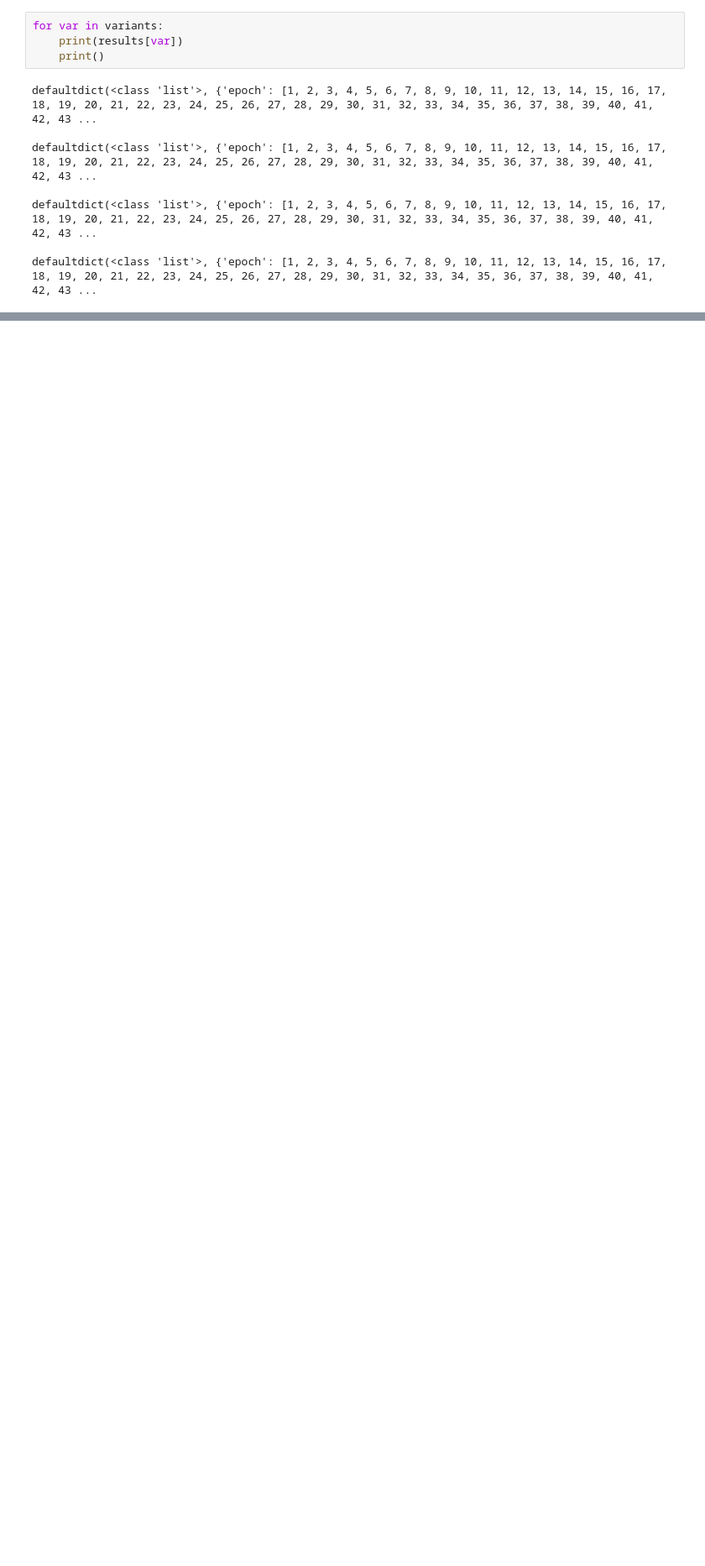
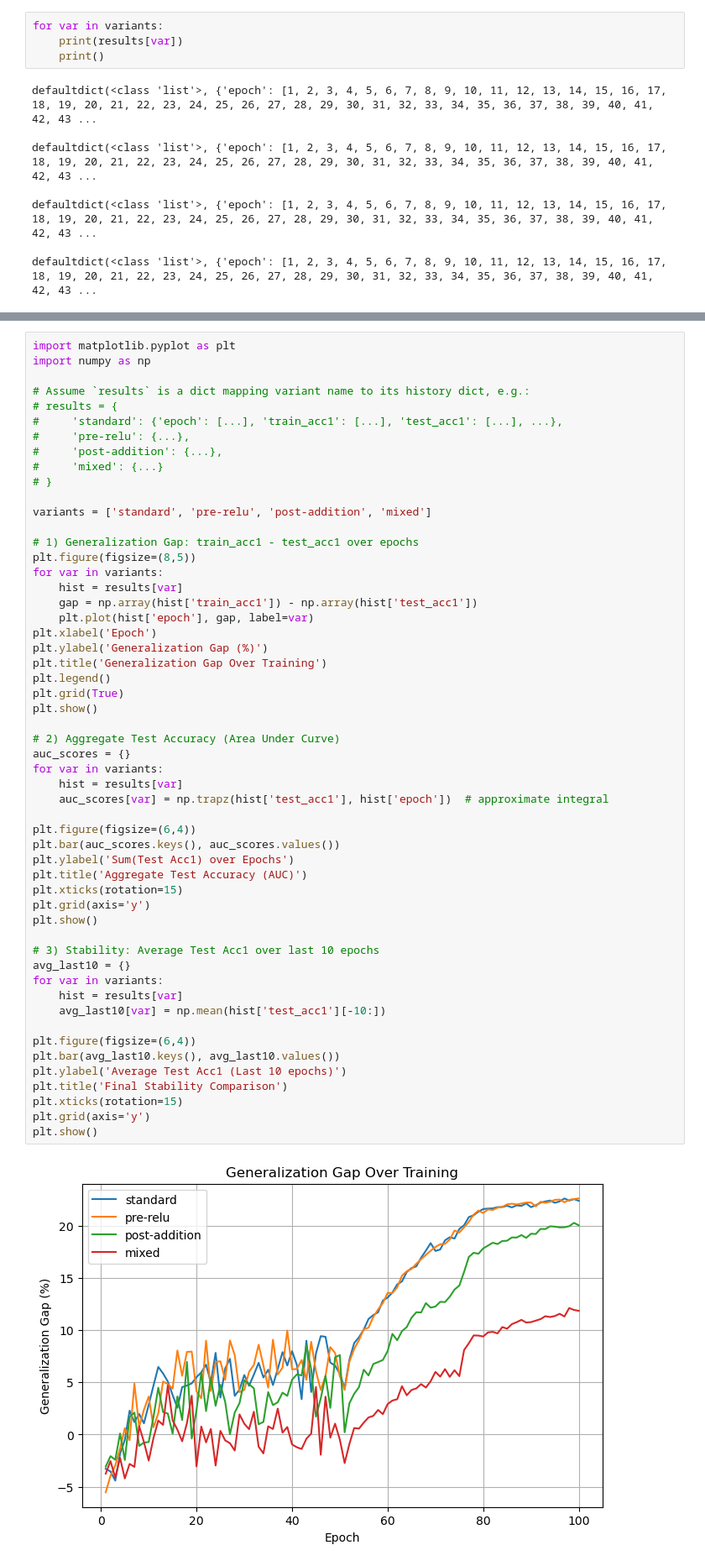
Before and after one commit to rmfaker/Where_to_Drop, a Jupyter notebook: dropout_resnet_cifar100.ipynb, the cells around one changed output, grey strips where cells are left out. Shown: that part at 84% size. Drawn from its saved outputs; the diff is of its cells as text; blank space fills up the shorter version.

```diff
--- a/dropout_resnet_cifar100.ipynb
+++ b/dropout_resnet_cifar100.ipynb
@@ -320,0 +232,56 @@ FileNotFoundError: [Errno 2] No such file or directory: 'best_model_standard.pth
+# %%
+import matplotlib.pyplot as plt
+import numpy as np
+
+# Assume `results` is a dict mapping variant name to its history dict, e.g.:
+# results = {
+#     'standard': {'epoch': [...], 'train_acc1': [...], 'test_acc1': [...], ...},
+#     'pre-relu': {...},
+#     'post-addition': {...},
+#     'mixed': {...}
+# }
+
+variants = ['standard', 'pre-relu', 'post-addition', 'mixed']
+
+# 1) Generalization Gap: train_acc1 - test_acc1 over epochs
+plt.figure(figsize=(8,5))
+for var in variants:
+    hist = results[var]
+    gap = np.array(hist['train_acc1']) - np.array(hist['test_acc1'])
+    plt.plot(hist['epoch'], gap, label=var)
+plt.xlabel('Epoch')
+plt.ylabel('Generalization Gap (%)')
+plt.title('Generalization Gap Over Training')
+plt.legend()
+plt.grid(True)
+plt.show()
+
+# 2) Aggregate Test Accuracy (Area Under Curve)
+auc_scores = {}
+for var in variants:
+    hist = results[var]
+    auc_scores[var] = np.trapz(hist['test_acc1'], hist['epoch'])  # approximate integral
+
+plt.figure(figsize=(6,4))
+plt.bar(auc_scores.keys(), auc_scores.values())
+plt.ylabel('Sum(Test Acc1) over Epochs')
+plt.title('Aggregate Test Accuracy (AUC)')
+plt.xticks(rotation=15)
+plt.grid(axis='y')
+plt.show()
+
+# 3) Stability: Average Test Acc1 over last 10 epochs
+avg_last10 = {}
+for var in variants:
+    hist = results[var]
+    avg_last10[var] = np.mean(hist['test_acc1'][-10:])
+
+plt.figure(figsize=(6,4))
+plt.bar(avg_last10.keys(), avg_last10.values())
+plt.ylabel('Average Test Acc1 (Last 10 epochs)')
+plt.title('Final Stability Comparison')
+plt.xticks(rotation=15)
+plt.grid(axis='y')
+plt.show()
+# %% [output]
+[figure, added]
```
Also changed, not shown: parts of 3 cells of this notebook.
